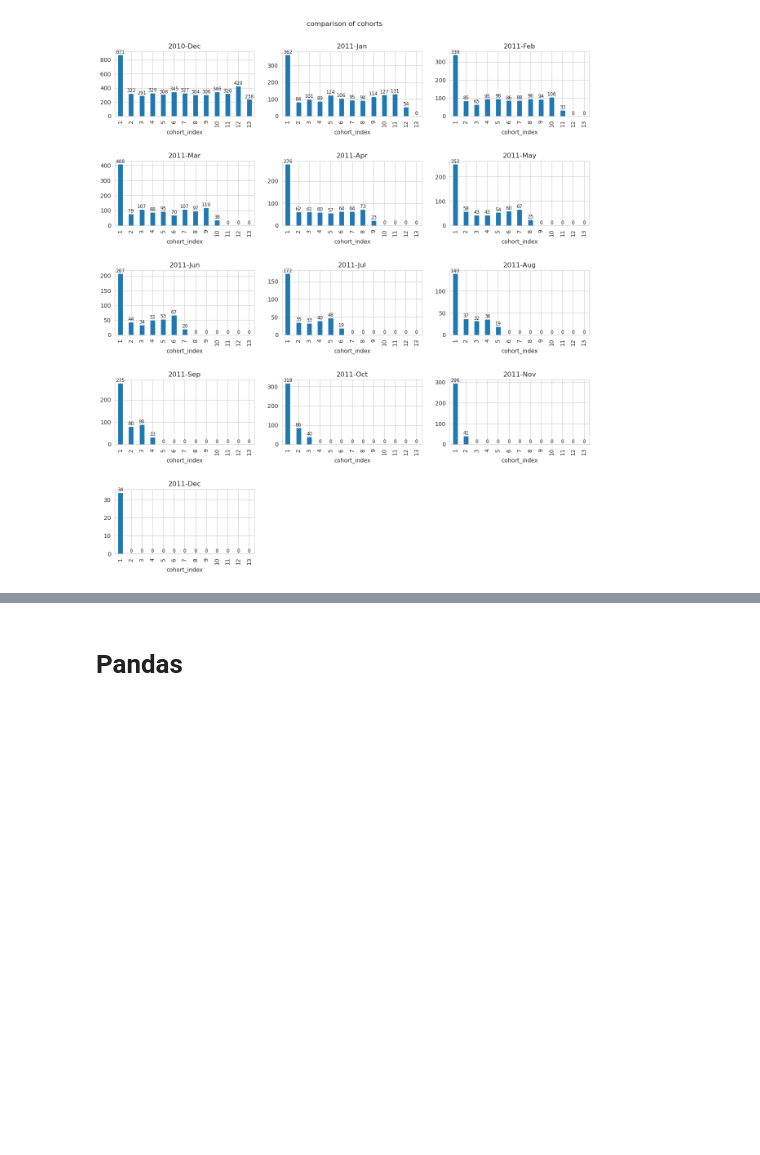
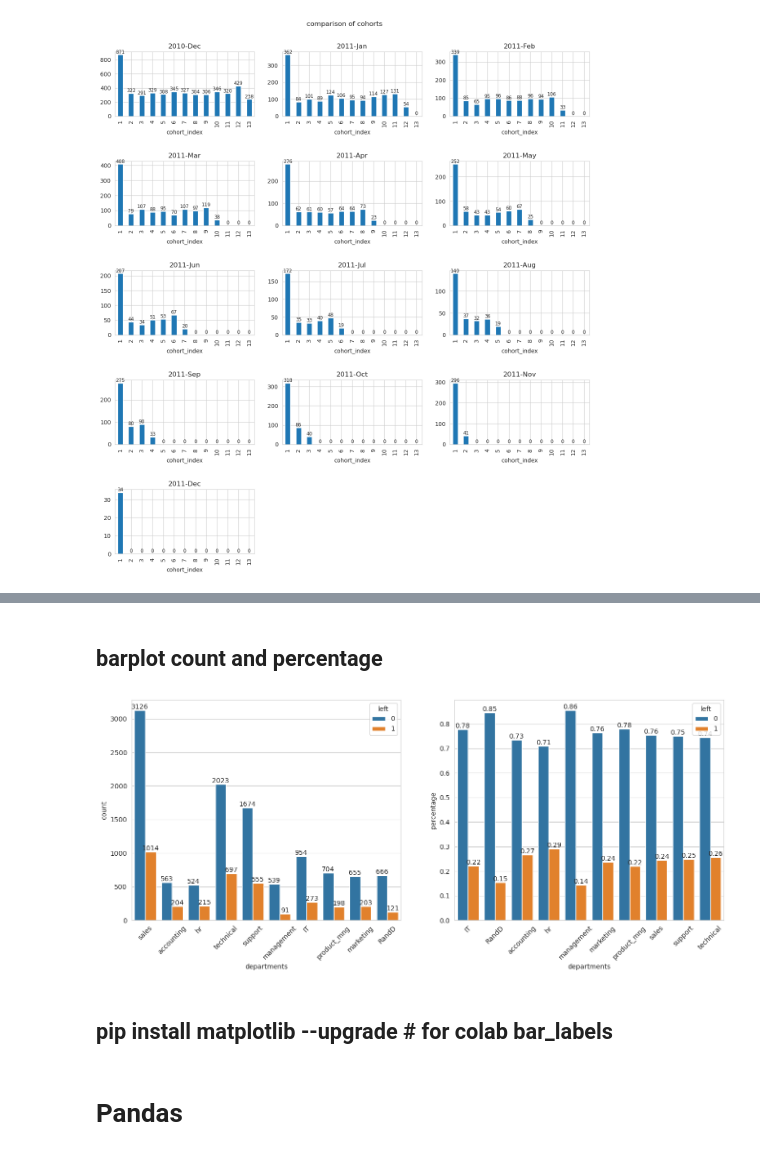
Before and after one commit to harun1yuksel/working, a Jupyter notebook: usefull_codes/usefull_functions.ipynb, the cells around one changed output, grey strips where cells are left out. Saved outputs shown, nothing was run; the diff lists cells and outputs as text; code cells hidden in the pictures; blank space fills up the shorter version.

```diff
--- a/usefull_codes/usefull_functions.ipynb
+++ b/usefull_codes/usefull_functions.ipynb
@@ -130,3 +145,29 @@ for i in range(len(cohort_df)):
+# %% [markdown]
+## barplot count and percentage
+# %%
+plt.figure(figsize=(16,6))
+
+plt.subplot(121)
+ax = sns.countplot(data=df, x='departments', hue='left');
+plt.xticks(rotation=45)
+
+for p in ax.containers:
+    ax.bar_label(p)
+
+plt.subplot(122)
+
+df_per = df.groupby("departments")[["left"]].value_counts(normalize=True).reset_index()
+
+ax = sns.barplot(data=df_per, x="departments", y=0, hue="left")
+ax.set(ylabel='percentage')
+
+plt.xticks(rotation=45)
+for p in ax.containers:
+    ax.bar_label(p, fmt='%.2f')
+# %% [output]
+[figure, added]
+# %% [markdown]
+## pip install matplotlib --upgrade    # for colab bar_labels
 # %% [markdown]
 # Pandas
 # %% [markdown]
```
Also changed, not shown: parts of 2 cells of this notebook, 11 other files.
